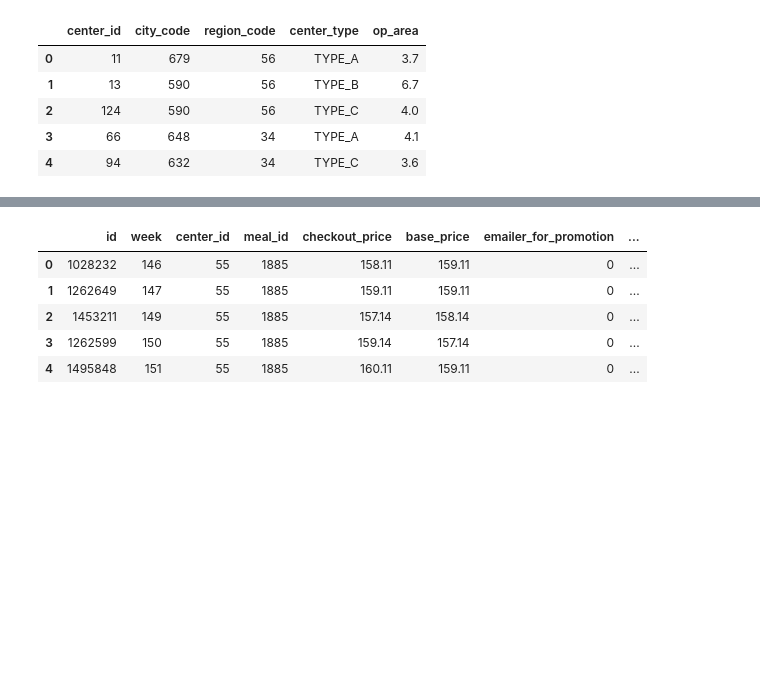
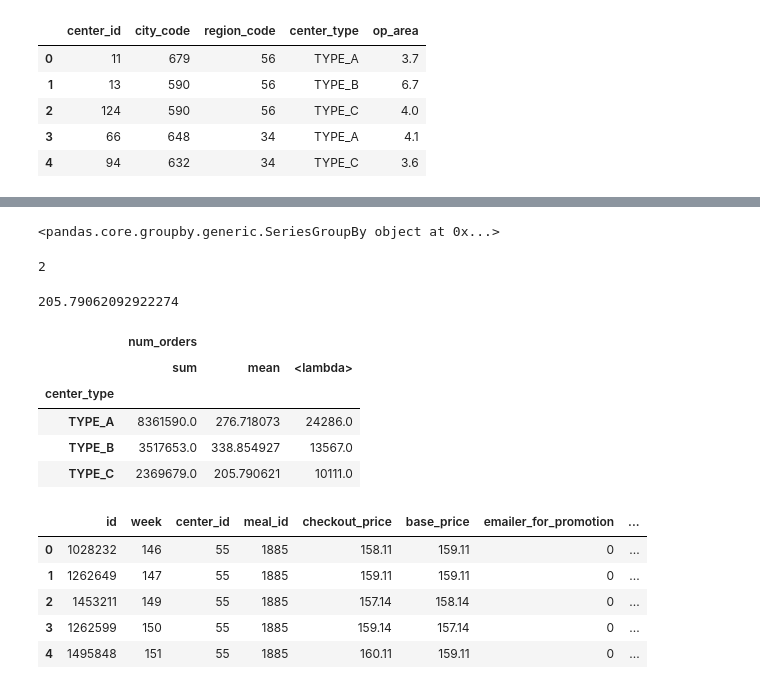
Before and after one commit to IITGuwahati-AI/Learning-Content, a Jupyter notebook: Food_forecast.ipynb, the cells around one changed output, grey strips where cells are left out. Drawn from its saved outputs; the diff is of its cells as text; code cells hidden in the pictures; blank space fills up the shorter version.

```diff
--- a/Food_forecast.ipynb
+++ b/Food_forecast.ipynb
@@ -114,3 +114,24 @@ train.head(10)
+# %%
+train['num_orders'].groupby(train['center_type'])
+# %% [output]
+<pandas.core.groupby.generic.SeriesGroupBy object at 0x...>
+# %%
+len(list(train['num_orders'].groupby(train['center_type'])))
+# %% [output]
+2
+# %%
+np.mean(list(train['num_orders'].groupby(train['center_type']))[2][1])
+# %% [output]
+205.79062092922274
+# %%
+train.groupby('center_type').agg({'num_orders':['sum', 'mean', lambda x: np.max(x) - np.min(x)]})
+# %% [output]
+|  | num_orders |  |  |
+|  | sum | mean | <lambda> |
+| center_type |  |  |  |
+| TYPE_A | 8361590.0 | 276.718073 | 24286.0 |
+| TYPE_B | 3517653.0 | 338.854927 | 13567.0 |
+| TYPE_C | 2369679.0 | 205.790621 | 10111.0 |
 # %%
 test = pd.merge(test, meal_info, on = 'meal_id')
 test.head(5)
```
Also changed, not shown: parts of 23 cells of this notebook.
